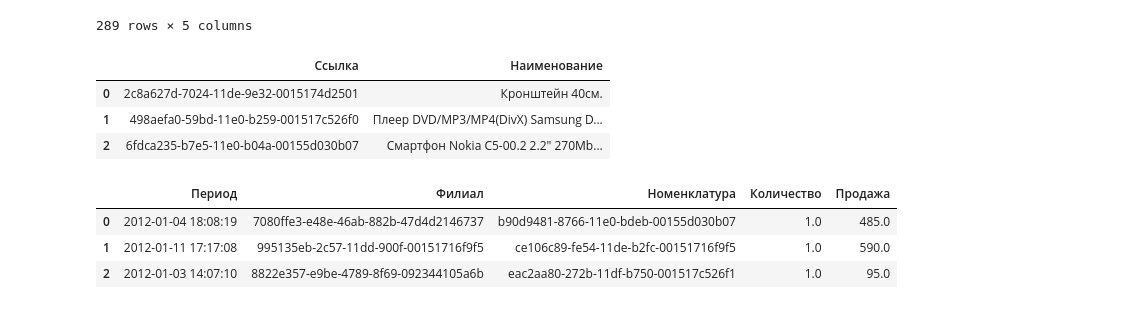
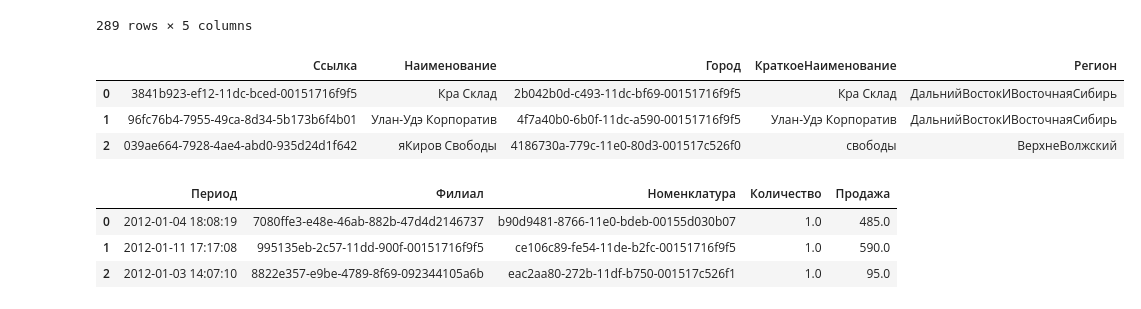
Before and after one commit to xenophorus/pyPlayGround, a Jupyter notebook: Untitled.ipynb, the cells around one changed output. Cells and saved outputs as stored; diff of their text form; code cells hidden in the pictures.

```diff
--- a/Untitled.ipynb
+++ b/Untitled.ipynb
@@ -4,7 +5,7 @@ from pathlib import Path
 from datetime import datetime, timedelta
 import time
 # %%
-data_dir = Path("../testtask/test_data/")
+data_dir = Path("../DNSTestTask/test_task/data/")
 # %%
 list(data_dir.iterdir())
 # %% [output]
@@ -35,12 +36,12 @@ df_branches
 289 rows × 5 columns
 # %%
 # [x.head(3) for x in [df_branches, df_cities, df_products, df_sales]]
-df_products.head(3)
+df_branches.head(3)
 # %% [output]
-|  | Ссылка | Наименование |
-| 0 | 2c8a627d-7024-11de-9e32-0015174d2501 | Кронштейн 40см. |
-| 1 | 498aefa0-59bd-11e0-b259-001517c526f0 | Плеер DVD/MP3/MP4(DivX) Samsung D... |
-| 2 | 6fdca235-b7e5-11e0-b04a-00155d030b07 | Смартфон Nokia C5-00.2 2.2" 270Mb... |
+|  | Ссылка | Наименование | Город | КраткоеНаименование | Регион |
+| 0 | 3841b923-ef12-11dc-bced-00151716f9f5 | Кра Склад | 2b042b0d-c493-11dc-bf69-00151716f9f5 | Кра Склад | ДальнийВостокИВосточнаяСибирь |
+| 1 | 96fc76b4-7955-49ca-8d34-5b173b6f4b01 | Улан-Удэ Корпоратив | 4f7a40b0-6b0f-11dc-a590-00151716f9f5 | Улан-Удэ Корпоратив | ДальнийВостокИВосточнаяСибирь |
+| 2 | 039ae664-7928-4ae4-abd0-935d24d1f642 | яКиров Свободы | 4186730a-779c-11e0-80d3-001517c526f0 | свободы | ВерхнеВолжский |
 # %%
 df_sales.head(3)
 # %% [output]
```
Also changed, not shown: parts of 12 cells of this notebook.
